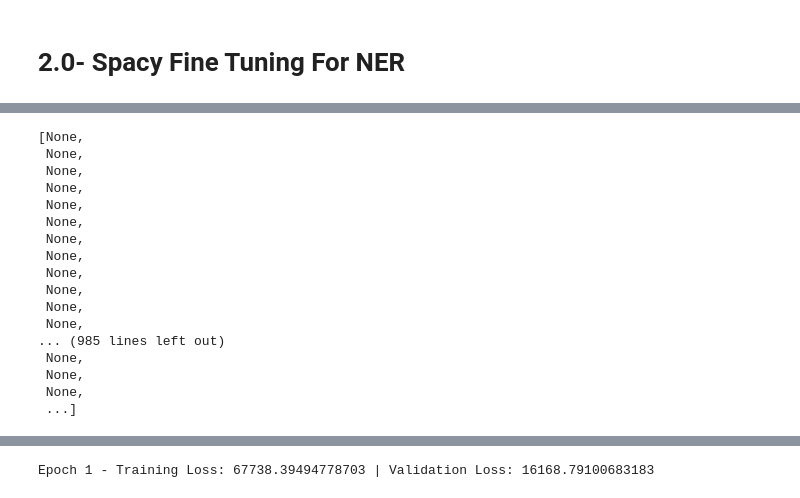
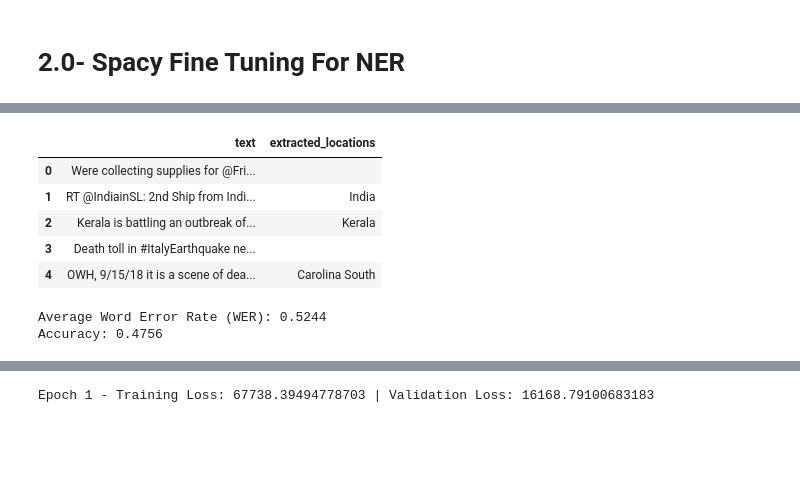
Before and after one commit to etechoptimist/ai4good_location_mention_recognition, a Jupyter notebook: src/spacy-ner.ipynb, the cells around one changed output, grey strips where cells are left out. Cells and saved outputs as stored; diff of their text form; code cells hidden in the pictures; blank space fills up the shorter version.

```diff
--- a/src/spacy-ner.ipynb
+++ b/src/spacy-ner.ipynb
@@ -566,21 +475,61 @@ TypeError: unsupported operand type(s) for -: 'int' and 'NoneType'
-# %%
-true_locations
-# %% [output]
-[None,
- None,
- None,
- None,
- None,
- None,
- None,
- None,
- None,
- None,
- None,
- None,
-... (985 lines left out)
- None,
- None,
- None,
- ...]
+# %%
+# Import the required libraries
+import pandas as pd
+import spacy
+import re
+import string
+
+
+file_path = '../data/validation.csv'
+data = pd.read_csv(file_path)
+
+# Load the SpaCy language model
+model = spacy.load('fine_tuned_ner_model_lg')
+
+# Function to extract locations (GPE) from text
+def extract_locations(text,model):
+    if pd.isna(text):
+        return []
+    doc = model(text)
+    locations = [ent.text for ent in doc.ents if ent.label_ == 'GPE']
+
+    return ' '.join(set(locations))
+
+data['extracted_locations'] = data['cleaned_text'].apply(lambda text: extract_locations(text, model))
+# Display the tweets with extracted locations
+data[['text', 'extracted_locations']].head()
+# %% [output]
+|  | text | extracted_locations |
+| 0 | Were collecting supplies for @Fri... |  |
+| 1 | RT @IndiainSL: 2nd Ship from Indi... | India |
+| 2 | Kerala is battling an outbreak of... | Kerala |
+| 3 | Death toll in #ItalyEarthquake ne... |  |
+| 4 | OWH, 9/15/18 it is a scene of dea... | Carolina South |
+# %%
+from jiwer import wer
+
+# Function to calculate Word Error Rate (WER)
+def calculate_wer(row):
+    if not row['location'] or not row['extracted_locations']:
+        return 1.0  # If either is empty, consider it a complete error
+
+    # Use WER function from jiwer package
+    return wer(str(row['location']), str(row['extracted_locations']))
+
+# Apply the WER function to compare the 'location' and 'extracted_locations'
+data['wer'] = data.apply(calculate_wer, axis=1)
+
+# Display the WER for the first few rows
+data[['location', 'extracted_locations', 'wer']].head()
+
+#Get the average WER
+average_wer = data['wer'].mean()
+print(f"Average Word Error Rate (WER): {average_wer:.4f}")
+
+#Get the accuracy
+accuracy = 1 - average_wer
+print(f"Accuracy: {accuracy:.4f}")
+# %% [output]
+Average Word Error Rate (WER): 0.5244
+Accuracy: 0.4756
 # %% [markdown]
```
Also changed, not shown: parts of 18 cells of this notebook, 2 other files.
